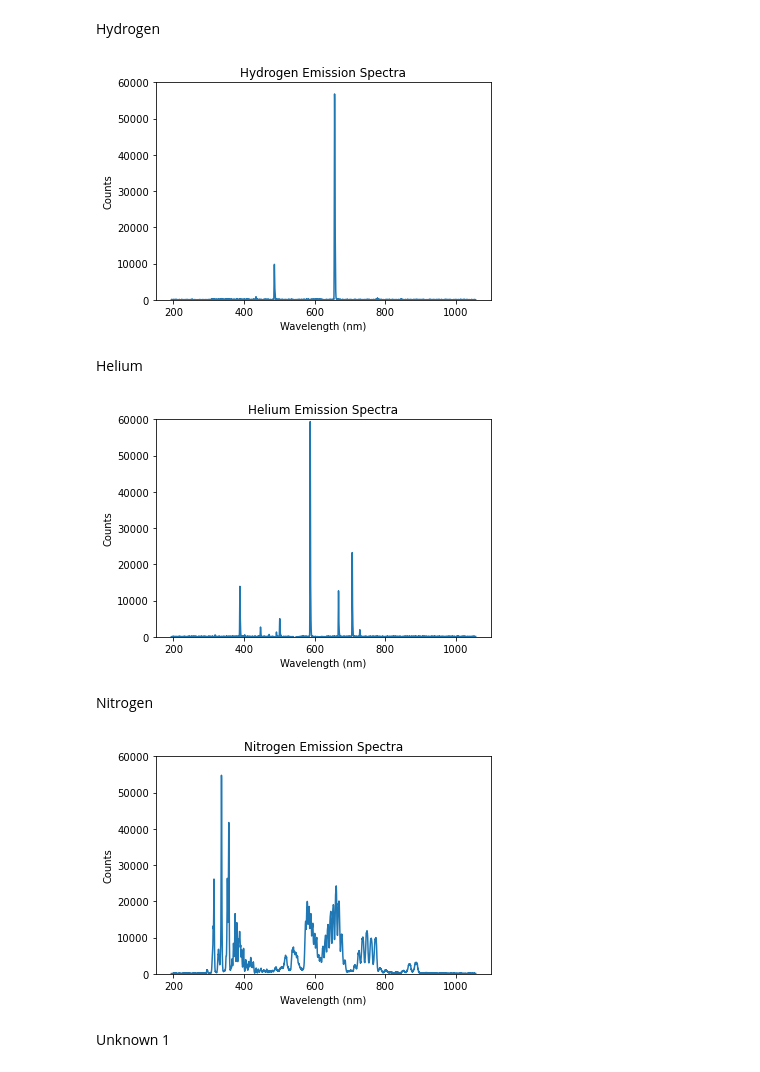
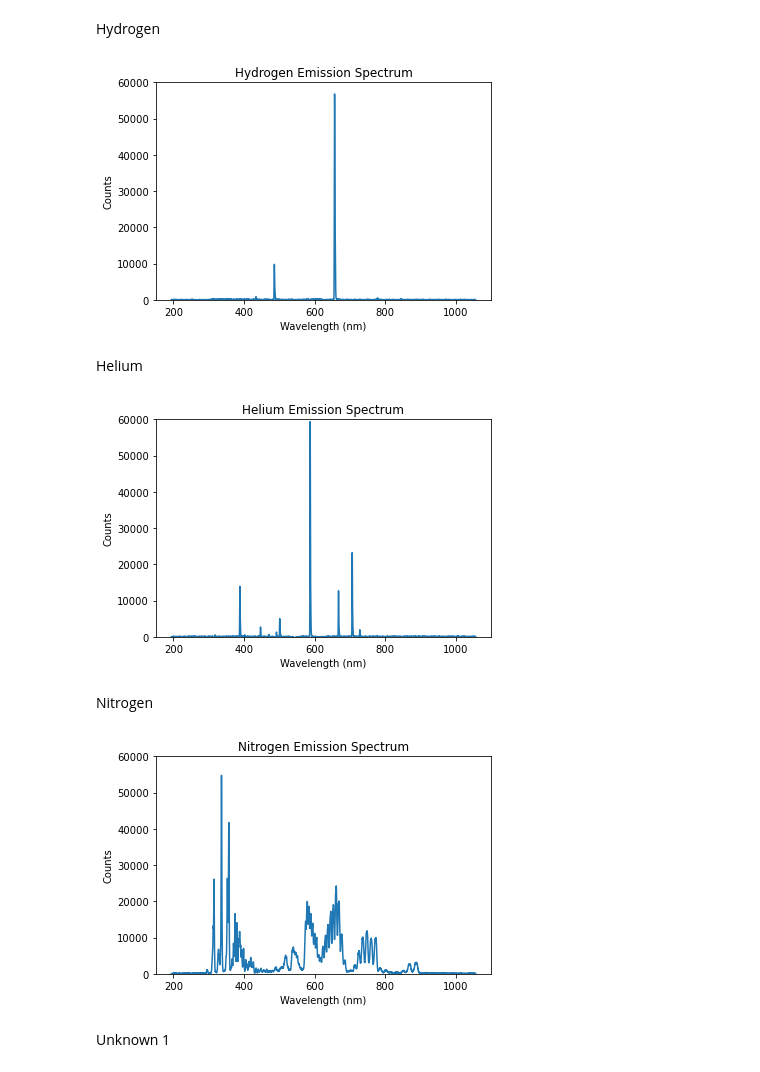
Before and after one commit to RandyChen233/AE460-aerodynamics-propulsion-Lab, a Jupyter notebook: lab5/Data Processing.ipynb, the cells around one changed output. Drawn from its saved outputs; the diff is of its cells as text; code cells hidden in the pictures.

```diff
--- a/lab5/Data Processing.ipynb
+++ b/lab5/Data Processing.ipynb
@@ -10,13 +10,13 @@ hydrogen_back=pd.read_excel('lab5_data.xlsx', sheet_name='background_hydrogen')
 hydrogen['emission']=hydrogen['Unnamed: 1']-hydrogen_back['Unnamed: 1']
 # %%
 plt.plot(hydrogen['FLMT04185_1:101'], hydrogen['emission'])
-plt.title('Hydrogen Emission Spectra')
+plt.title('Hydrogen Emission Spectrum')
 plt.xlabel('Wavelength (nm)')
 plt.ylabel('Counts')
 plt.ylim([0, 60000])
-#plt.savefig('Hydrogen_Emission.png')
+plt.savefig('Hydrogen_Emission.png')
 # %% [output]
-[figure, old version]
+[figure, new version]
 # %% [markdown]
 Helium
 # %%
@@ -25,13 +25,13 @@ helium_back=pd.read_excel('lab5_data.xlsx', sheet_name='helium_background')
 helium['emission']=helium['Unnamed: 1']-helium_back['Unnamed: 1']
 # %%
 plt.plot(helium['FLMT04185_1:101'], helium['emission'])
-plt.title('Helium Emission Spectra')
+plt.title('Helium Emission Spectrum')
 plt.xlabel('Wavelength (nm)')
 plt.ylabel('Counts')
 plt.ylim([0, 60000])
-#plt.savefig('Helium_Emission.png')
+plt.savefig('Helium_Emission.png')
 # %% [output]
-[figure, old version]
+[figure, new version]
 # %% [markdown]
 Nitrogen
 # %%
@@ -40,13 +40,13 @@ nitrogen_back=pd.read_excel('lab5_data.xlsx', sheet_name='nitrogen_background')
 nitrogen['emission']=nitrogen['Unnamed: 1']-nitrogen_back['Unnamed: 1']
 # %%
 plt.plot(nitrogen['FLMT04185_1:101'], nitrogen['emission'])
-plt.title('Nitrogen Emission Spectra')
+plt.title('Nitrogen Emission Spectrum')
 plt.xlabel('Wavelength (nm)')
 plt.ylabel('Counts')
 plt.ylim([0, 60000])
-#plt.savefig('Nitrogen_Emission.png')
+plt.savefig('Nitrogen_Emission.png')
 # %% [output]
-[figure, old version]
+[figure, new version]
 # %% [markdown]
 Unknown 1
 # %%
```
Also changed, not shown: parts of 7 cells of this notebook, 10 other files.
